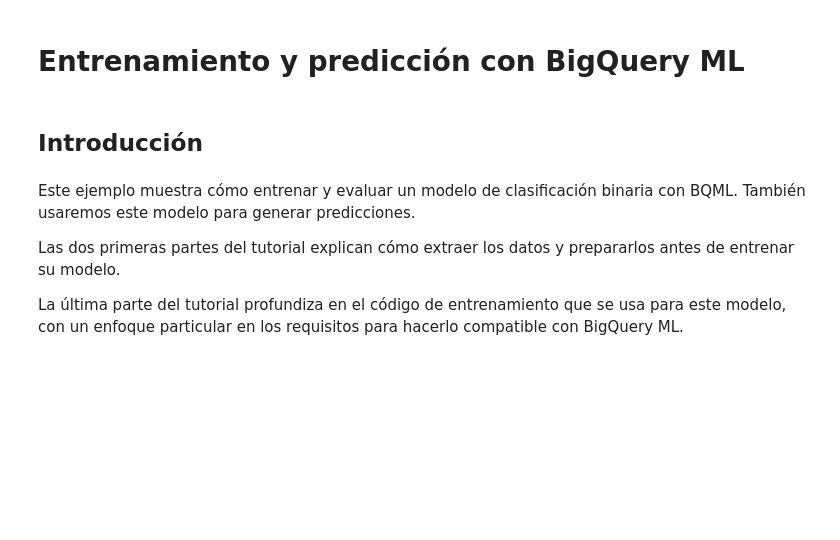
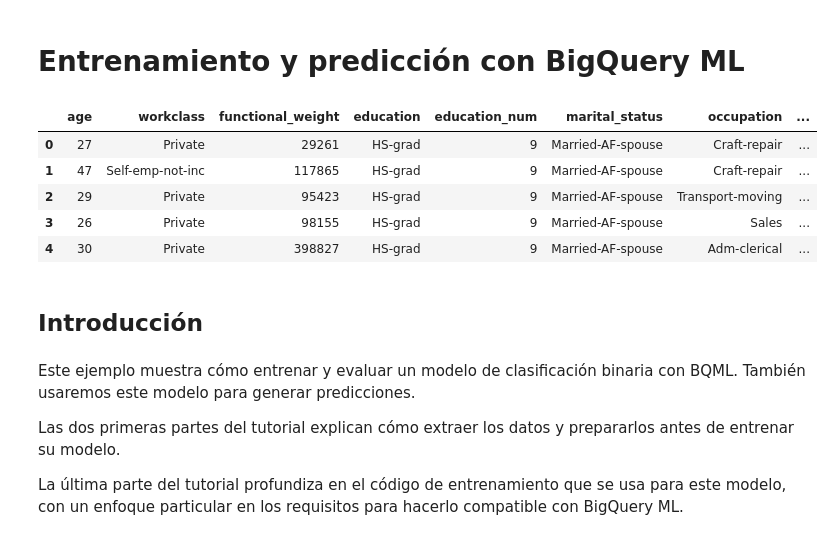
Before and after one commit to bryanfree66/bqml-examples, a Jupyter notebook: bqml_lr.ipynb, the cells around one changed output. Saved outputs shown, nothing was run; the diff lists cells and outputs as text; code cells hidden in the pictures; blank space fills up the shorter version.

```diff
--- a/bqml_lr.ipynb
+++ b/bqml_lr.ipynb
@@ -1,2 +1,16 @@
 # %% [markdown]
 # Entrenamiento y predicción con BigQuery ML
+# %%
+%%bigquery
+SELECT
+    *
+FROM
+  `bigquery-public-data.ml_datasets.census_adult_income`
+LIMIT 5
+# %% [output]
+|  | age | workclass | functional_weight | education | education_num | marital_status | occupation | ... |
+| 0 | 27 | Private | 29261 | HS-grad | 9 | Married-AF-spouse | Craft-repair | ... |
+| 1 | 47 | Self-emp-not-inc | 117865 | HS-grad | 9 | Married-AF-spouse | Craft-repair | ... |
+| 2 | 29 | Private | 95423 | HS-grad | 9 | Married-AF-spouse | Transport-moving | ... |
+| 3 | 26 | Private | 98155 | HS-grad | 9 | Married-AF-spouse | Sales | ... |
+| 4 | 30 | Private | 398827 | HS-grad | 9 | Married-AF-spouse | Adm-clerical | ... |
```
Also changed, not shown: parts of 5 cells of this notebook.
